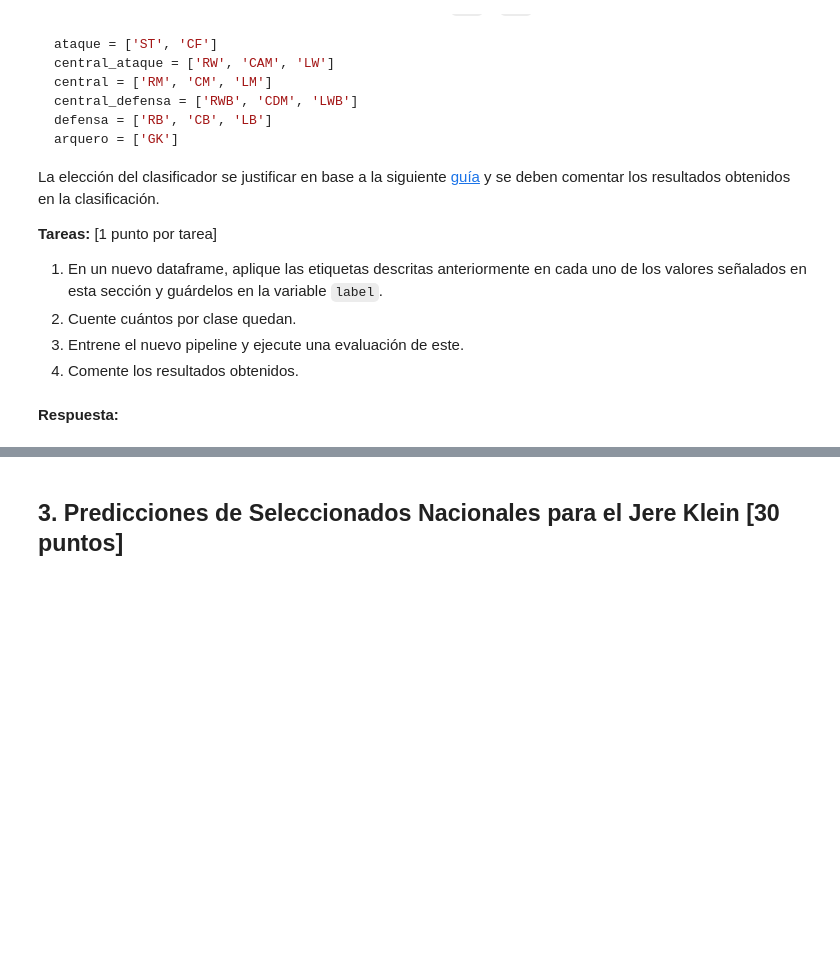
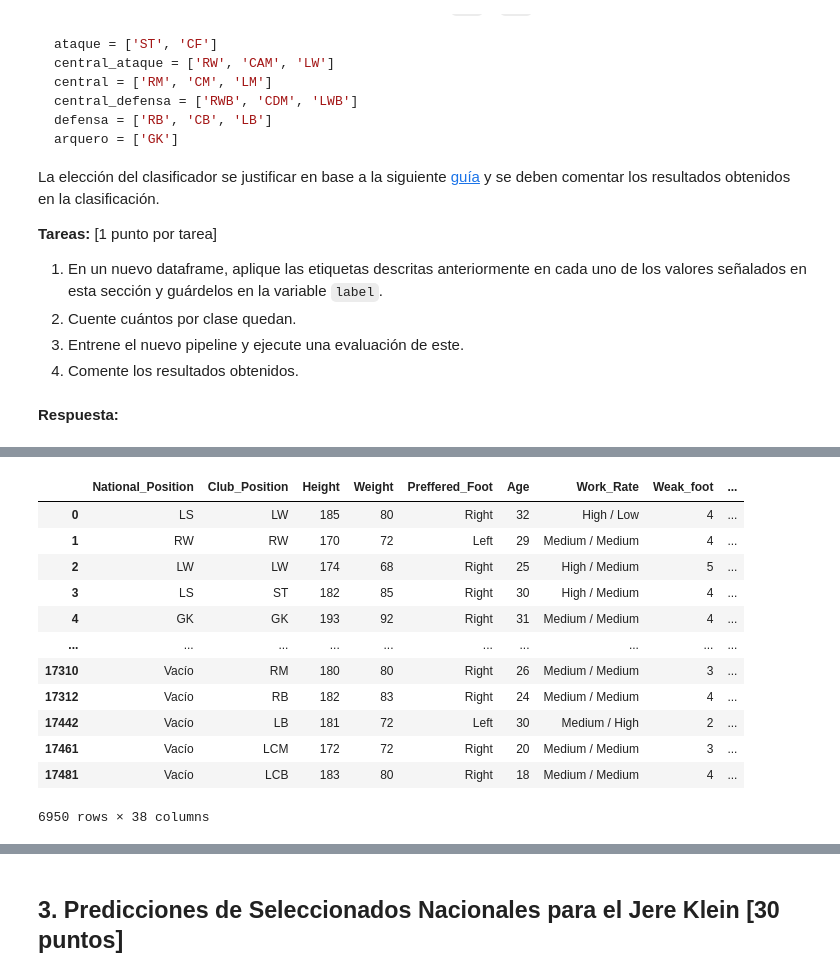
Before and after one commit to Tamaracarrasco/TamoJosha-Lab-de-Prog-MDS-Prim2025, a Jupyter notebook: Laboratorios/Laboratorio_5/Lab5_enunciado.ipynb, the cells around one changed output, grey strips where cells are left out. Drawn from its saved outputs; the diff is of its cells as text; code cells hidden in the pictures; blank space fills up the shorter version.

Commit message:
agrega parte 2

```diff
--- a/Laboratorios/Laboratorio_5/Lab5_enunciado.ipynb
+++ b/Laboratorios/Laboratorio_5/Lab5_enunciado.ipynb
@@ -271,9 +274,13 @@ Observando las distribuciones disponibles en el html adjunto, Se tiene lo siguie
 
 4. Sobre las columnas de "Name" y "Nacionality": no deberían considerarse la de los nombres. ya que funcionan como una especie de ID. Para la de nacionalidad, se podrian agrupar los países por continente y de ahí codifificar. Pero esto sería muy extra.
 # %%
+# acá boto los nombre sy la nacionalidad
+
+data = data.drop(columns=["Name", "Nationality"])
+
 ## ITEM 3: Column Transformer
 
-num_cols = (data.select_dtypes(include="number").drop(columns=["Weak_foot", "Skill_Moves", "label"])).columns.tolist()
+num_cols = (data.select_dtypes(include="number").drop(columns=["label"])).columns.tolist() # las categoricas ordinales codificadas tb se escalan
 
 # categoricas a transformar
 cat_cols = ["National_Position", "Club_Position", "Preffered_Foot" , "Work_Rate"]
@@ -295,9 +302,9 @@ col_transformer = ColumnTransformer(
     verbose_feature_names_out=False
 )
 
-col_transformer.set_output(transform='pandas')
+# col_transformer.set_output(transform='pandas')
 
-df2 = col_transformer.fit_transform(data) # acá se está obteniendo un dataframe con 17588 filas y 100 columnas.
+# df2 = col_transformer.fit_transform(data) # acá se está obteniendo un dataframe con 17588 filas y 100 columnas.
 # %%
 ### Ojo, no apliqué ninguna transformacion sobre los paises y los nombres.
 ### la columna de los nombres debería quitarse
@@ -490,3 +544,34 @@ La elección del clasificador se justificar en base a la siguiente [guía](https
 4. Comente los resultados obtenidos.
 # %% [markdown]
 **Respuesta:**
+# %%
+## creamos una copia de los datos, pero ahora botamos la columna "label" de la parte anterior
+
+data_copy = data.drop(columns="label").copy()
+
+## Sobre las posiciones de Sub y Res, creo que se pasan a Nan, pero no estoy segura
+## o si se eliminan esas filas directamentes.
+
+## Acá dejo escrita la línea de código silenciada para pasar los valores a None
+
+# data_copy["Club_Position"] = data_copy["Club_Position"].replace({"Sub": None, "Res": None})
+
+## por ahora las elimino
+
+data_copy = data_copy[~data_copy["Club_Position"].isin(["Sub", "Res"])]
+
+### trasnformando las categorias que piden
+
+
+codigo_categorias = {
+    "ST": "ataque", "CF": "ataque",
+    "RW": "central_ataque", "CAM": "central_ataque", "LW": "central_ataque",
+    "RM": "central", "CM": "central", "LM": "central",
+    "RWB": "central_defensa", "CDM": "central_defensa", "LWB": "central_defensa",
+    "RB": "defensa", "CB": "defensa", "LB": "defensa",
+    "GK": "arquero"
+}
+
+data_copy["label"] = data_copy["Club_Position"].map(codigo_categorias)
+
+data_copy["label"].value_counts()
@@ -492,0 +588,16 @@ La elección del clasificador se justificar en base a la siguiente [guía](https
+# %%
+data_copy
+# %% [output]
+|  | National_Position | Club_Position | Height | Weight | Preffered_Foot | Age | Work_Rate | Weak_foot | ... |
+| 0 | LS | LW | 185 | 80 | Right | 32 | High / Low | 4 | ... |
+| 1 | RW | RW | 170 | 72 | Left | 29 | Medium / Medium | 4 | ... |
+| 2 | LW | LW | 174 | 68 | Right | 25 | High / Medium | 5 | ... |
+| 3 | LS | ST | 182 | 85 | Right | 30 | High / Medium | 4 | ... |
+| 4 | GK | GK | 193 | 92 | Right | 31 | Medium / Medium | 4 | ... |
+| ... | ... | ... | ... | ... | ... | ... | ... | ... | ... |
+| 17310 | Vacío | RM | 180 | 80 | Right | 26 | Medium / Medium | 3 | ... |
+| 17312 | Vacío | RB | 182 | 83 | Right | 24 | Medium / Medium | 4 | ... |
+| 17442 | Vacío | LB | 181 | 72 | Left | 30 | Medium / High | 2 | ... |
+| 17461 | Vacío | LCM | 172 | 72 | Right | 20 | Medium / Medium | 3 | ... |
+| 17481 | Vacío | LCB | 183 | 80 | Right | 18 | Medium / Medium | 4 | ... |
+6950 rows × 38 columns
```
Also changed, not shown: parts of 16 cells of this notebook.
